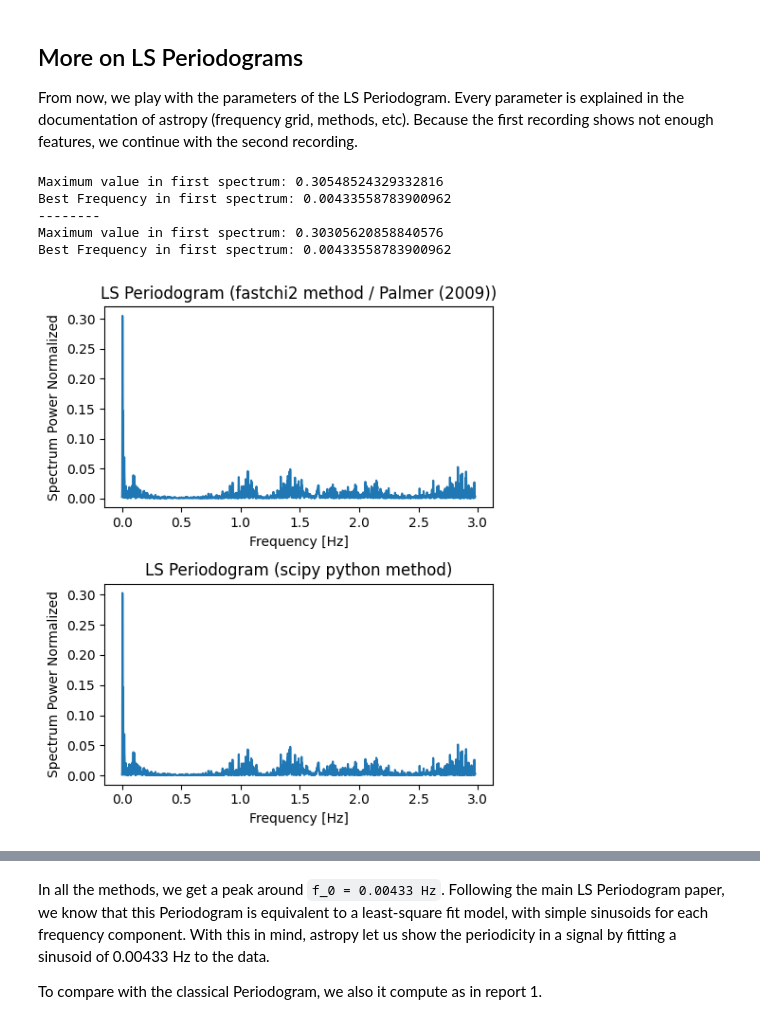
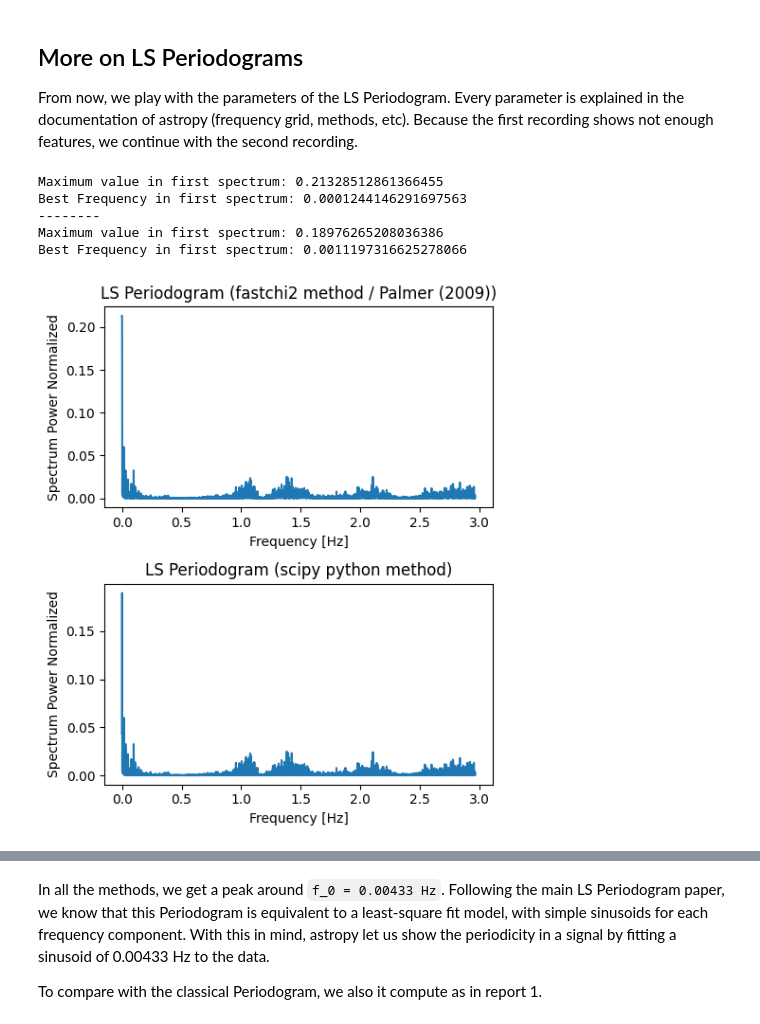
Before and after one commit to RoCKnD79/SSDP-LombScargle, a Jupyter notebook: report_2.ipynb, the cells around one changed output, grey strips where cells are left out. Cells and saved outputs as stored; diff of their text form; code cells hidden in the pictures.

```diff
--- a/report_2.ipynb
+++ b/report_2.ipynb
@@ -60,8 +60,8 @@ ax.set_ylabel('Intensity')
 ax.plot(eff_data_1[3000:4000])
 
 ##### Second recording ######
-RR_signal_2 = np.load('RR-2.npy')
-ecg_signal_2 = np.genfromtxt('Roman-Recording-2.csv', delimiter=',')[1:]
+RR_signal_2 = np.load('RR-3.npy')
+ecg_signal_2 = np.genfromtxt('Roman-Recording-3.csv', delimiter=',')[1:]
 
 # Size of the signal
 N_ecg_2 = ecg_signal_2.shape[0]
@@ -76,6 +76,6 @@ eff_data_2 = ecg_signal_2[sample_start: sample_end_2, 1]
 ay.set_title("ECG Signal 2 (raw)")
 ay.set_xlabel('Time [ms]')
 ay.set_ylabel('Intensity')
-ay.plot(eff_data_2[3000:4000])
+ay.plot(eff_data_2[1000:10000])
 plt.tight_layout()
 # %% [output]
@@ -205,42 +205,42 @@ From now, we play with the parameters of the LS Periodogram. Every parameter is
 '''
 autopower() is explained in the documentation and computed a suitable frequency grid. By default, it
 will return a grid with maximum frequency of 5 times the "average nyquist frequency" of the data, which is proven
 in the paper that it's a not necessarily an optimal choice.
 '''
 
 fig, (ax, ay) = plt.subplots(2, 1, figsize=(5, 6))
 
 # Best implementation of the LS Periodogram, following David Palmer (2009)
-frequency_1, power_1 = LombScargle(time_R_peaks_2[1:], RR_signal_2).autopower(method='fastchi2')
+frequency_f1, power_f1 = LombScargle(time_R_peaks_2[1:], RR_signal_2).autopower(method='fastchi2')
 
 ax.set_title("LS Periodogram (fastchi2 method / Palmer (2009))")
 ax.set_xlabel('Frequency [Hz]')
 ax.set_ylabel('Spectrum Power Normalized')
-ax.plot(frequency_1, power_1)
+ax.plot(frequency_f1, power_f1)
 
 # Scipy pure-Python implementation
 frequency_2, power_2 = LombScargle(time_R_peaks_2[1:], RR_signal_2, fit_mean=False).autopower(method='scipy')
 
 ay.set_title("LS Periodogram (scipy python method)")
 ay.set_xlabel('Frequency [Hz]')
 ay.set_ylabel('Spectrum Power Normalized')
 ay.plot(frequency_2, power_2)
 
 ## Interesting parameters
-print(f"Maximum value in first spectrum: {np.max(power_1)}")
-print(f"Best Frequency in first spectrum: {frequency_1[np.argmax(power_1)]}")
+print(f"Maximum value in first spectrum: {np.max(power_f1)}")
+print(f"Best Frequency in first spectrum: {frequency_f1[np.argmax(power_f1)]}")
 print("--------")
 print(f"Maximum value in first spectrum: {np.max(power_2)}")
 print(f"Best Frequency in first spectrum: {frequency_2[np.argmax(power_2)]}")
 
 plt.tight_layout()
 # %% [output]
-Maximum value in first spectrum: 0.30548524329332816
-Best Frequency in first spectrum: 0.00433558783900962
+Maximum value in first spectrum: 0.21328512861366455
+Best Frequency in first spectrum: 0.0001244146291697563
 --------
-Maximum value in first spectrum: 0.30305620858840576
-Best Frequency in first spectrum: 0.00433558783900962
+Maximum value in first spectrum: 0.18976265208036386
+Best Frequency in first spectrum: 0.0011197316625278066
-[figure, old version]
+[figure, new version]
 # %% [markdown]
 ![Screenshot from 2025-05-25 11-16-26.png](<attachment:Screenshot from 2025-05-25 11-16-26.png>)
 # %% [markdown]
```
Also changed, not shown: parts of 6 cells of this notebook.
